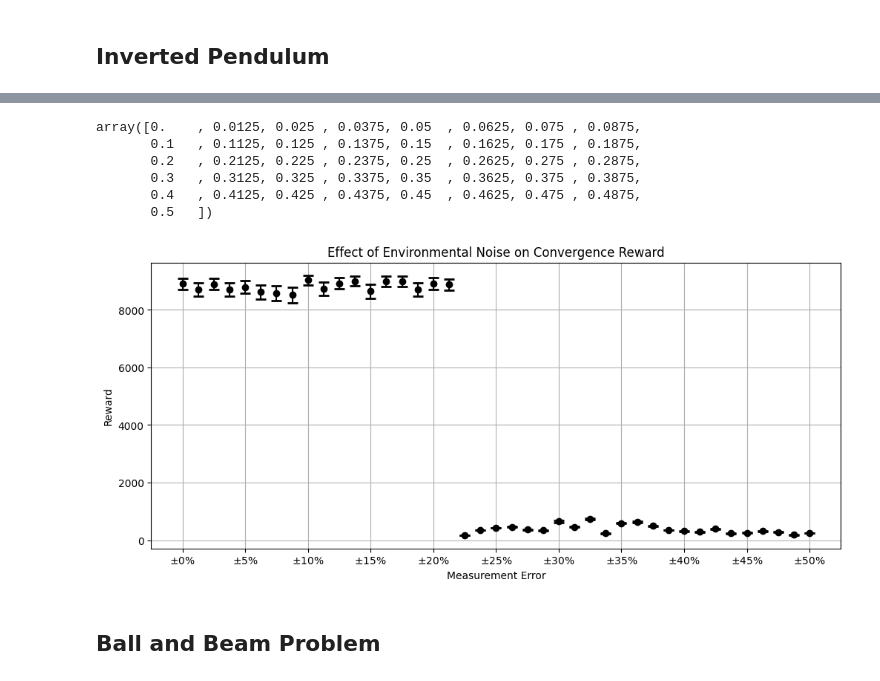
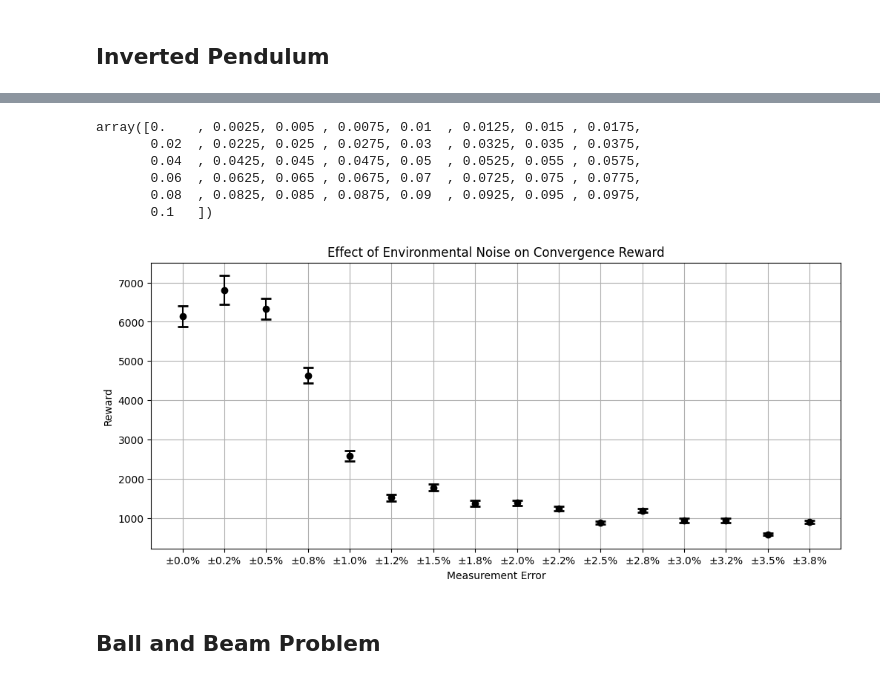
Before and after one commit to tachophobia/ISEF2425, a Jupyter notebook: Agents/test_agents.ipynb, the cells around one changed output, grey strips where cells are left out. Cells and saved outputs as stored; diff of their text form; code cells hidden in the pictures.

```diff
--- a/Agents/test_agents.ipynb
+++ b/Agents/test_agents.ipynb
@@ -145,4 +137,0 @@ array([4.08496608e-02, 9.94629836e-02, 1.39189335e-01, 7.58616097e-03,
-# %%
-# featurizer = StandardScaler(input_dim=state_dim)
-trainer = DDPGTrainer(env, agent, featurizer)
-trainer.train()
@@ -151,14 +138,22 @@ KeyboardInterrupt:
 # %%
 avg_rewards = []
 std_rewards = []
-error_range = np.linspace(0.0, 0.5, 41) # defines two standard deviations of the gaussian (95% confidence of being within error range)
+convergence_episode = []
+error_range = np.linspace(0.0, 0.1, 41) # defines two standard deviations of the gaussian (95% confidence of being within error range)
 n = 100 # episodes per test
-agent = DDPGAgent(state_dim-3, action_dim, hidden_dim=64, hidden_layers=2, tau=0.05, batch_size=64)
+trials = 5 # number of attempted runs to convergence
 for pct_error in error_range:
-    featurizer.noise = pct_error / 2.0
-    trainer = DDPGTrainer(env, agent, featurizer, until_convergence=True, convergence_reward=8000)
-    trainer.train(episodes=10000)
-    rewards = np.array([trainer.run_episode(False)['reward'] for _ in range(n)])
-    avg_rewards.append(np.mean(rewards))
-    std_rewards.append(np.std(rewards)/np.sqrt(n))
+    for _ in range(trials):
+        agent = DDPGAgent(state_dim-3, action_dim, hidden_dim=64, hidden_layers=2, tau=0.1, batch_size=64)
+        featurizer.noise = pct_error / 2.0
+        trainer = DDPGTrainer(env, agent, featurizer, until_convergence=True, convergence_reward=8000)
+        trainer.train(episodes=10000)
+        rewards = np.array([trainer.run_episode(False)['reward'] for _ in range(n)])
+        avg_rewards.append(np.mean(rewards))
+        std_rewards.append(np.std(rewards)/np.sqrt(n))
+        convergence_episode.append(len(trainer.episode_rewards))
+    # save it
+    np.save(f"avg_rewards.npy", avg_rewards)
+    np.save(f"std_rewards.npy", std_rewards)
+    np.save(f"convergence_episode.npy", convergence_episode)
 # %% [output]
@@ -370,30 +199,33 @@ WARNING: Nan, Inf or huge value in CTRL at ACTUATOR 0. The simulation is unstabl
 # %%
 error_range
 # %% [output]
-array([0.    , 0.0125, 0.025 , 0.0375, 0.05  , 0.0625, 0.075 , 0.0875,
-       0.1   , 0.1125, 0.125 , 0.1375, 0.15  , 0.1625, 0.175 , 0.1875,
-       0.2   , 0.2125, 0.225 , 0.2375, 0.25  , 0.2625, 0.275 , 0.2875,
-       0.3   , 0.3125, 0.325 , 0.3375, 0.35  , 0.3625, 0.375 , 0.3875,
-       0.4   , 0.4125, 0.425 , 0.4375, 0.45  , 0.4625, 0.475 , 0.4875,
-       0.5   ])
+array([0.    , 0.0025, 0.005 , 0.0075, 0.01  , 0.0125, 0.015 , 0.0175,
+       0.02  , 0.0225, 0.025 , 0.0275, 0.03  , 0.0325, 0.035 , 0.0375,
+       0.04  , 0.0425, 0.045 , 0.0475, 0.05  , 0.0525, 0.055 , 0.0575,
+       0.06  , 0.0625, 0.065 , 0.0675, 0.07  , 0.0725, 0.075 , 0.0775,
+       0.08  , 0.0825, 0.085 , 0.0875, 0.09  , 0.0925, 0.095 , 0.0975,
+       0.1   ])
 # %%
 import matplotlib.pyplot as plt
 fig, ax = plt.subplots(figsize=(12, 5))
-ax.errorbar(error_range, avg_rewards, yerr=std_rewards, fmt="o", capsize=5, capthick=2, color="black")
+X = error_range[:len(avg_rewards[::trials])]
+# average every trials clump
+y = [np.mean(avg_rewards[i:i+trials]) for i in range(0, len(avg_rewards), trials)]
+yerr = [np.mean(std_rewards[i:i+trials]) for i in range(0, len(std_rewards), trials)]
+ax.errorbar(X, y, yerr=yerr, fmt="o", capsize=5, capthick=2, color="black")
 # ax.plot(n, r_mean, color="black", alpha=0.5)
 
 ax.set_xlabel("Measurement Error")
 ax.set_ylabel("Reward")
 ax.set_title("Effect of Environmental Noise on Convergence Reward")
 # change the font and make the x axis have more ticks and percent sign
-X = np.linspace(0.0, 0.5, 11)
 ax.set_xticks(X)
-ax.set_xticklabels(["$\pm${:.0f}%".format(x*100) for x in X])
+ax.set_xticklabels(["$\pm${:.1f}%".format(x*100) for x in X])
 
 ax.grid()
 plt.show()
 # %% [output]
-[figure, old version]
+[figure, new version]
 # %% [markdown]
 ## Ball and Beam Problem
 # %%
```
Also changed, not shown: parts of 6 cells of this notebook, 2 other files.
